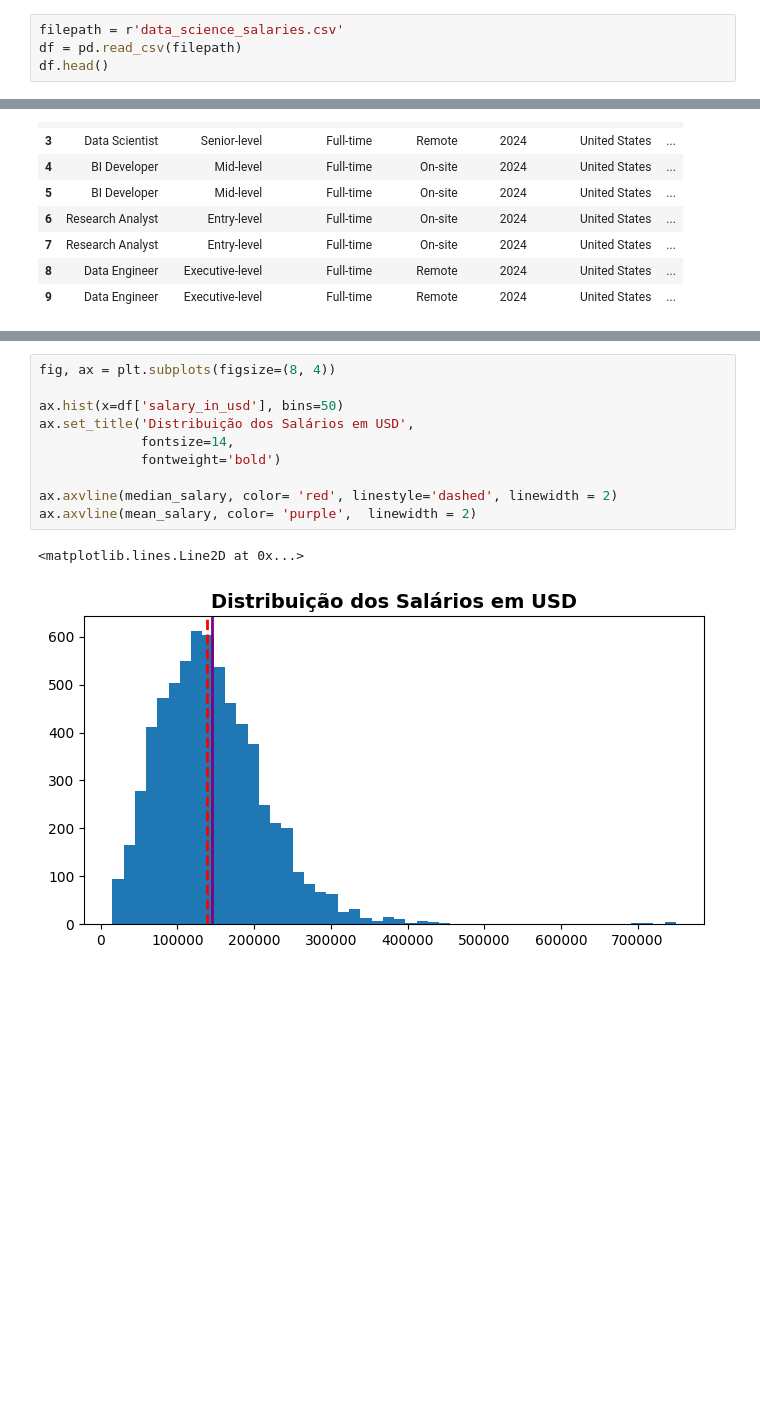
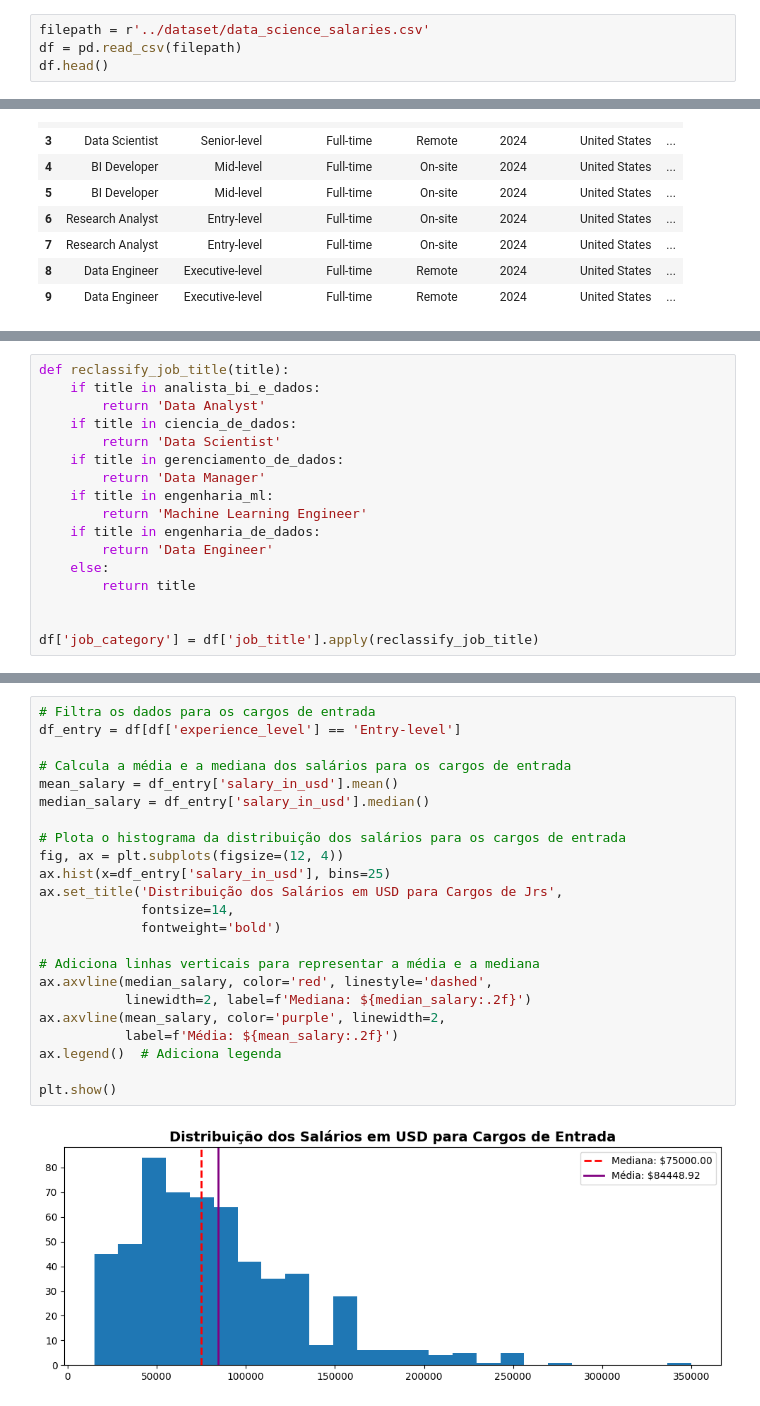
Before and after one commit to JessicaHora/ADA-Exploratory_DAta_Analysis, a Jupyter notebook: scr/EDA.ipynb, the cells around one changed output, grey strips where cells are left out. Cells and saved outputs as stored; diff of their text form; blank space fills up the shorter version.

```diff
--- a/scr/EDA.ipynb
+++ b/scr/EDA.ipynb
@@ -32,5 +11,5 @@ import matplotlib.pyplot as plt
 # %%
-filepath = r'data_science_salaries.csv'
+filepath = r'../dataset/data_science_salaries.csv'
 df = pd.read_csv(filepath)
 df.head()
 # %% [output]
@@ -104,0 +218,17 @@ array(['Entry-level', 'Executive-level', 'Mid-level', 'Senior-level'],
+# %%
+def reclassify_job_title(title):
+    if title in analista_bi_e_dados:
+        return 'Data Analyst'
+    if title in ciencia_de_dados:
+        return 'Data Scientist'
+    if title in gerenciamento_de_dados:
+        return 'Data Manager'
+    if title in engenharia_ml:
+        return 'Machine Learning Engineer'
+    if title in engenharia_de_dados:
+        return 'Data Engineer'
+    else:
+        return title
+
+
+df['job_category'] = df['job_title'].apply(reclassify_job_title)
@@ -175,13 +504,25 @@ Text(1.2, 750000, 'Valor máximo 750000')
 # %%
-fig, ax = plt.subplots(figsize=(8, 4))
+# Filtra os dados para os cargos de entrada
+df_entry = df[df['experience_level'] == 'Entry-level']
 
-ax.hist(x=df['salary_in_usd'], bins=50)
-ax.set_title('Distribuição dos Salários em USD',
+# Calcula a média e a mediana dos salários para os cargos de entrada
+mean_salary = df_entry['salary_in_usd'].mean()
+median_salary = df_entry['salary_in_usd'].median()
+
+# Plota o histograma da distribuição dos salários para os cargos de entrada
+fig, ax = plt.subplots(figsize=(12, 4))
+ax.hist(x=df_entry['salary_in_usd'], bins=25)
+ax.set_title('Distribuição dos Salários em USD para Cargos de Jrs',
              fontsize=14,
              fontweight='bold')
 
-ax.axvline(median_salary, color= 'red', linestyle='dashed', linewidth = 2)
-ax.axvline(mean_salary, color= 'purple',  linewidth = 2)
+# Adiciona linhas verticais para representar a média e a mediana
+ax.axvline(median_salary, color='red', linestyle='dashed',
+           linewidth=2, label=f'Mediana: ${median_salary:.2f}')
+ax.axvline(mean_salary, color='purple', linewidth=2,
+           label=f'Média: ${mean_salary:.2f}')
+ax.legend()  # Adiciona legenda
+
+plt.show()
 # %% [output]
-<matplotlib.lines.Line2D at 0x...>
-[figure, old version]
+[figure, new version]
```
Also changed, not shown: parts of 29 cells of this notebook.
